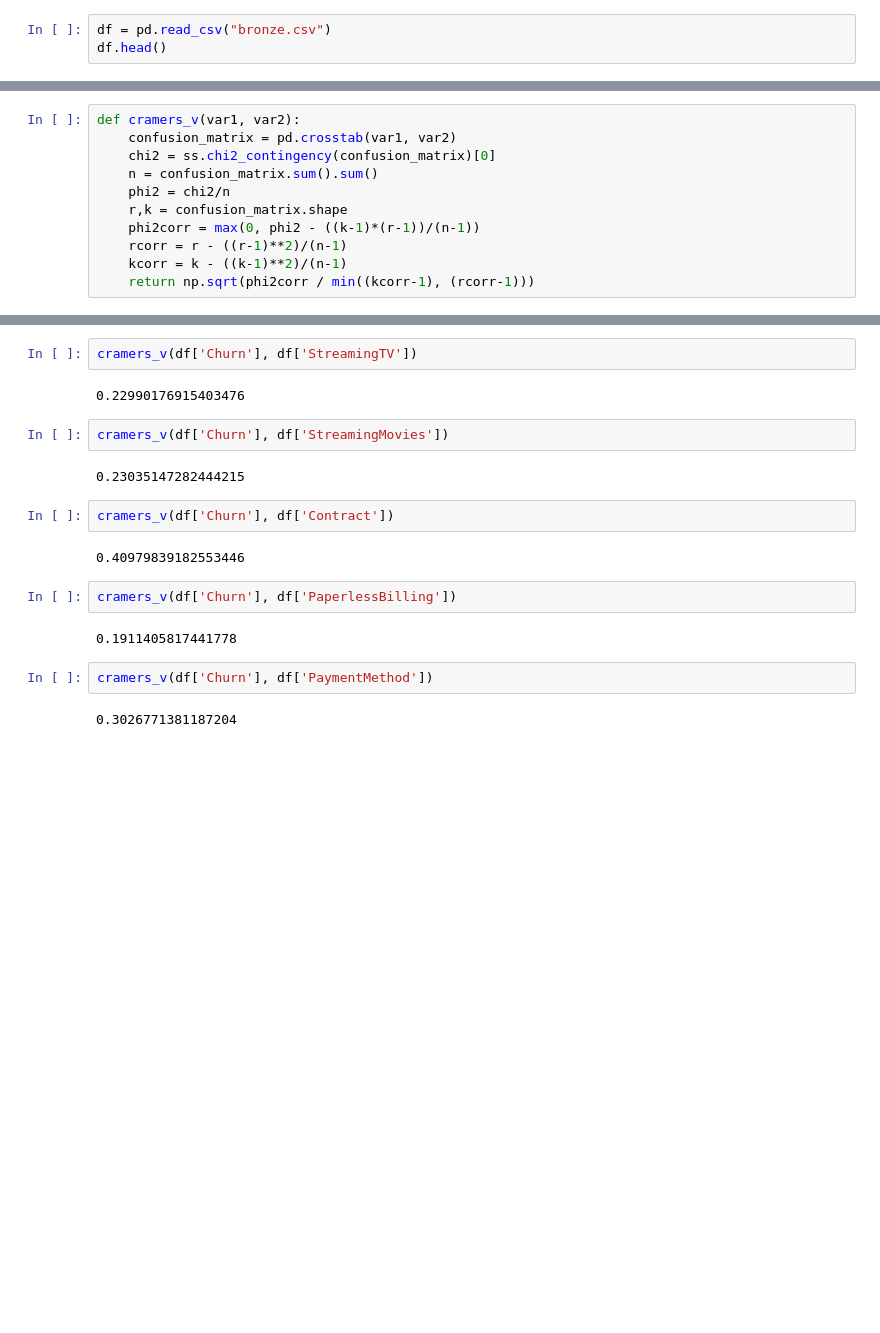
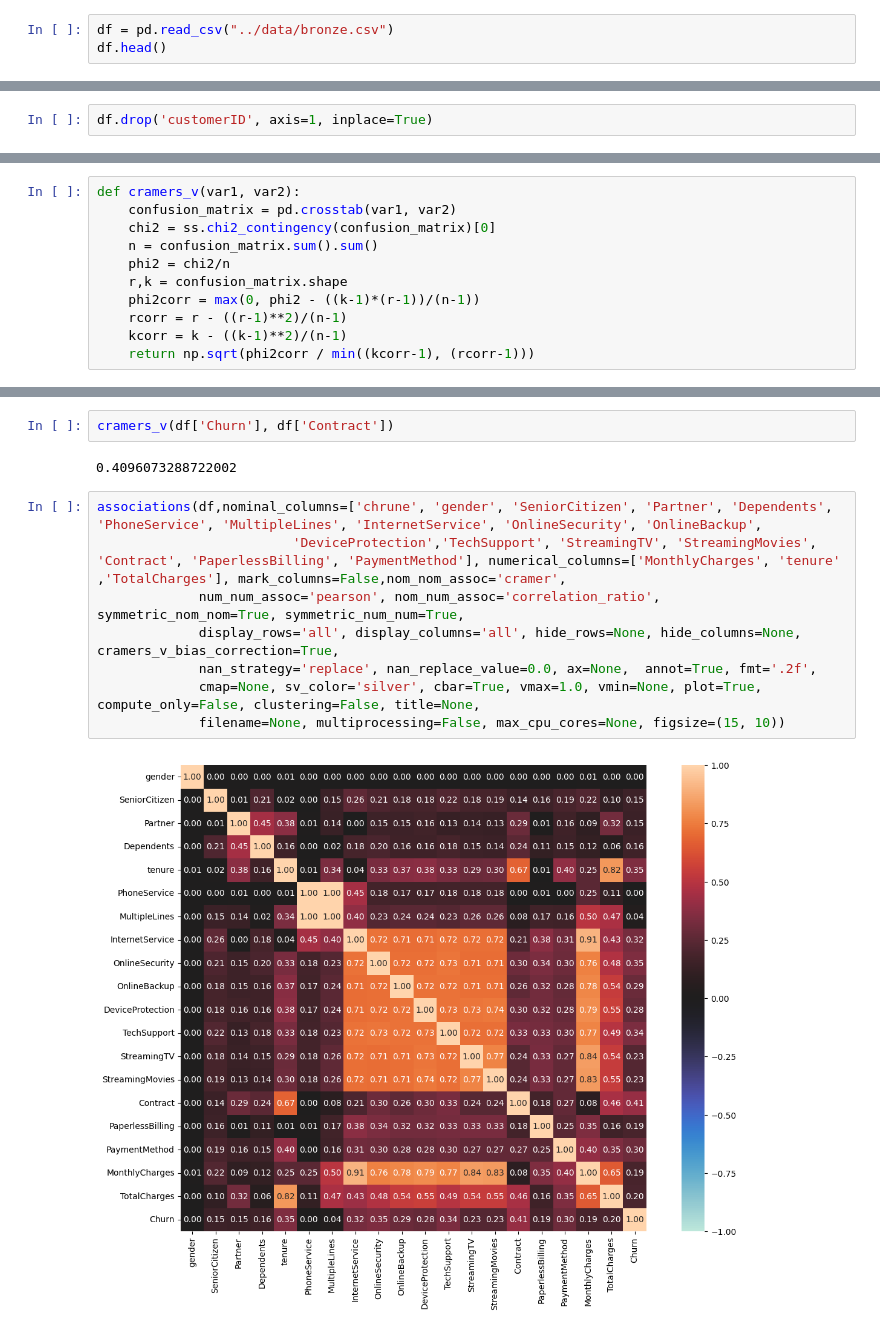
Before and after one commit to Noura-ou/Projet_Churn_Telco, a Jupyter notebook: src/01_cleaning.ipynb, the cells around one changed output, grey strips where cells are left out. Drawn from its saved outputs; the diff is of its cells as text; blank space fills up the shorter version.

```diff
--- a/src/01_cleaning.ipynb
+++ b/src/01_cleaning.ipynb
@@ -16,5 +17,5 @@ import scipy.stats as stats
 # %%
-df = pd.read_csv("bronze.csv")
+df = pd.read_csv("../data/bronze.csv")
 df.head()
 # %% [output]
 |  | customerID | gender | SeniorCitizen | Partner | Dependents | tenure | PhoneService | MultipleLines | ... |
@@ -24,6 +25,8 @@ df.head()
 | 3 | 7795-CFOCW | Male | 0 | No | No | 45 | No | No phone service | ... |
 | 4 | 9237-HQITU | Female | 0 | No | No | 2 | Yes | No | ... |
 5 rows × 21 columns
+# %%
+df.drop('customerID', axis=1, inplace=True)
 # %%
 df.shape
 # %% [output]
@@ -334,20 +329,14 @@ cramers_v(df['Churn'], df['TechSupport'])
-# %%
-cramers_v(df['Churn'], df['StreamingTV'])
-# %% [output]
-0.22990176915403476
-# %%
-cramers_v(df['Churn'], df['StreamingMovies'])
-# %% [output]
-0.23035147282444215
 # %%
 cramers_v(df['Churn'], df['Contract'])
 # %% [output]
-0.40979839182553446
+0.4096073288722002
-# %%
-cramers_v(df['Churn'], df['PaperlessBilling'])
-# %% [output]
-0.1911405817441778
-# %%
-cramers_v(df['Churn'], df['PaymentMethod'])
-# %% [output]
-0.3026771381187204
+# %%
+associations(df,nominal_columns=['chrune', 'gender', 'SeniorCitizen', 'Partner', 'Dependents', 'PhoneService', 'MultipleLines', 'InternetService', 'OnlineSecurity', 'OnlineBackup',
+                         'DeviceProtection','TechSupport', 'StreamingTV', 'StreamingMovies', 'Contract', 'PaperlessBilling', 'PaymentMethod'], numerical_columns=['MonthlyCharges', 'tenure' ,'TotalCharges'], mark_columns=False,nom_nom_assoc='cramer',
+             num_num_assoc='pearson', nom_num_assoc='correlation_ratio', symmetric_nom_nom=True, symmetric_num_num=True,
+             display_rows='all', display_columns='all', hide_rows=None, hide_columns=None, cramers_v_bias_correction=True,
+             nan_strategy='replace', nan_replace_value=0.0, ax=None,  annot=True, fmt='.2f',
+             cmap=None, sv_color='silver', cbar=True, vmax=1.0, vmin=None, plot=True, compute_only=False, clustering=False, title=None,
+             filename=None, multiprocessing=False, max_cpu_cores=None, figsize=(15, 10))
+# %% [output]
+[figure, added]
```
Also changed, not shown: parts of 31 cells of this notebook, 4 other files.
